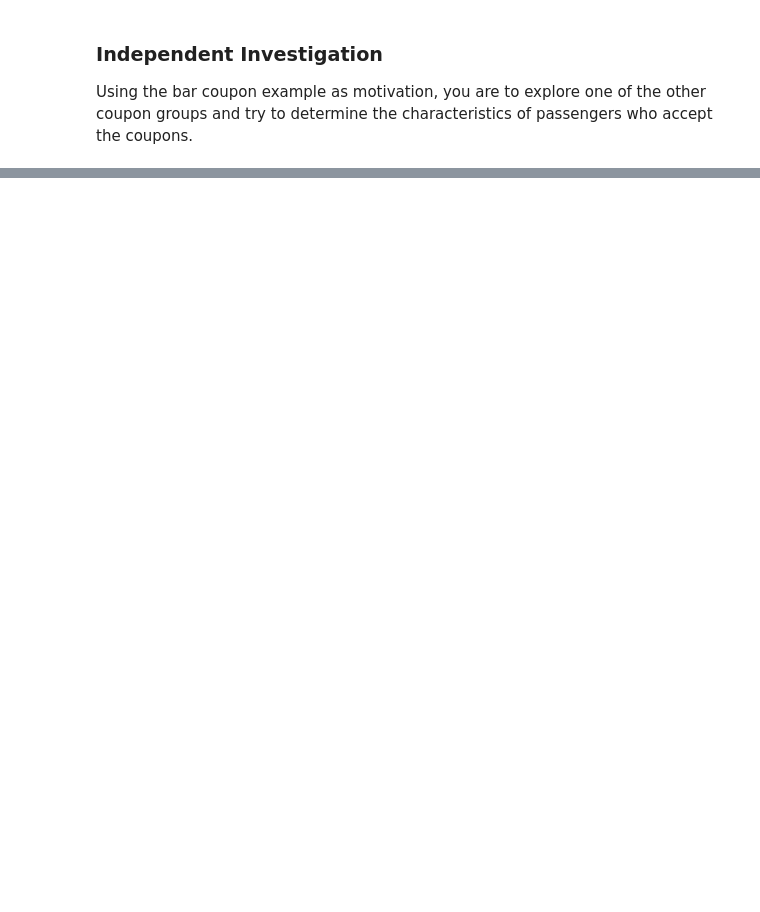
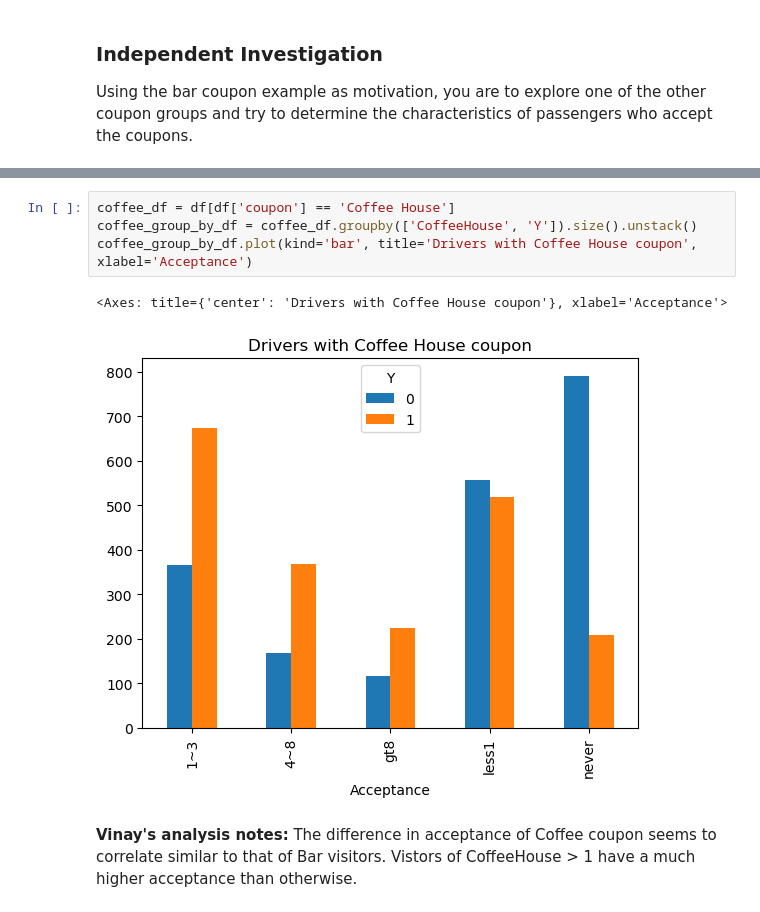
Before and after one commit to vinay-jain-1/WillCustomerAcceptCoupon_assignment_5_1, a Jupyter notebook: prompt.ipynb, the cells around one changed output, grey strips where cells are left out. Drawn from its saved outputs; the diff is of its cells as text; blank space fills up the shorter version.

```diff
--- a/prompt.ipynb
+++ b/prompt.ipynb
@@ -376,0 +464,10 @@ Using the bar coupon example as motivation, you are to explore one of the other
+# %%
+coffee_df = df[df['coupon'] == 'Coffee House']
+coffee_group_by_df = coffee_df.groupby(['CoffeeHouse', 'Y']).size().unstack()
+coffee_group_by_df.plot(kind='bar', title='Drivers with Coffee House coupon', xlabel='Acceptance')
+# %% [output]
+<Axes: title={'center': 'Drivers with Coffee House coupon'}, xlabel='Acceptance'>
+[figure, added]
+# %% [markdown]
+**Vinay's analysis notes:**
+The difference in acceptance of Coffee coupon seems to correlate similar to that of Bar visitors. Vistors of CoffeeHouse > 1 have a much higher acceptance than otherwise.
```
Also changed, not shown: parts of 24 cells of this notebook, 1 other file.
